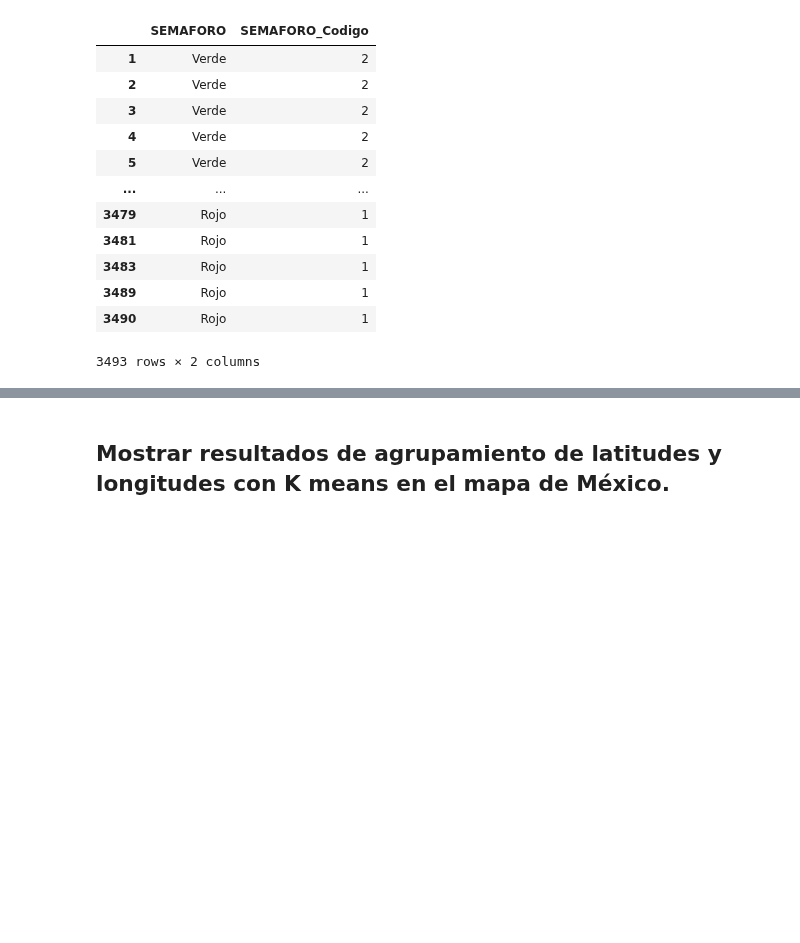
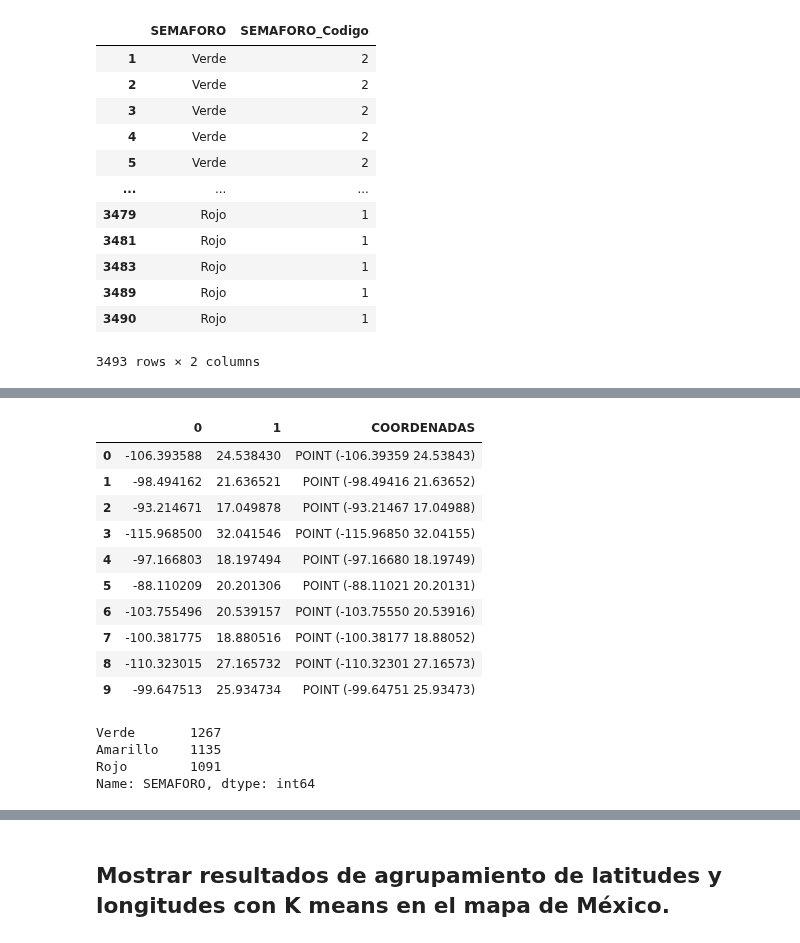
Before and after one commit to PosgradoMNA/actividades-del-projecto-cad_kbcm_jfl, a Jupyter notebook: Reto_entrega_1.ipynb, the cells around one changed output, grey strips where cells are left out. Saved outputs shown, nothing was run; the diff lists cells and outputs as text; code cells hidden in the pictures; blank space fills up the shorter version.

```diff
--- a/Reto_entrega_1.ipynb
+++ b/Reto_entrega_1.ipynb
@@ -861,0 +894,32 @@ dfproc[['SEMAFORO','SEMAFORO_Codigo']]
+# %%
+x = dfproc [['LONGITUD','LATITUD']]
+kmeans = KMeans(n_clusters=10).fit(x)
+centroides = kmeans.cluster_centers_
+etiquetas = kmeans.predict(x)
+# %%
+c = kmeans.cluster_centers_
+c_df = pd.DataFrame(c)
+c_df["COORDENADAS"] = list(zip(c_df[0], c_df[1]))
+c_df["COORDENADAS"] = c_df["COORDENADAS"].apply(Point)
+
+centroides_puntos = gpd.GeoDataFrame(c_df, geometry = "COORDENADAS")
+centroides_puntos
+# %% [output]
+|  | 0 | 1 | COORDENADAS |
+| 0 | -106.393588 | 24.538430 | POINT (-106.39359 24.53843) |
+| 1 | -98.494162 | 21.636521 | POINT (-98.49416 21.63652) |
+| 2 | -93.214671 | 17.049878 | POINT (-93.21467 17.04988) |
+| 3 | -115.968500 | 32.041546 | POINT (-115.96850 32.04155) |
+| 4 | -97.166803 | 18.197494 | POINT (-97.16680 18.19749) |
+| 5 | -88.110209 | 20.201306 | POINT (-88.11021 20.20131) |
+| 6 | -103.755496 | 20.539157 | POINT (-103.75550 20.53916) |
+| 7 | -100.381775 | 18.880516 | POINT (-100.38177 18.88052) |
+| 8 | -110.323015 | 27.165732 | POINT (-110.32301 27.16573) |
+| 9 | -99.647513 | 25.934734 | POINT (-99.64751 25.93473) |
+# %%
+dfproc['SEMAFORO'].value_counts()
+# %% [output]
+Verde       1267
+Amarillo    1135
+Rojo        1091
+Name: SEMAFORO, dtype: int64
```
Also changed, not shown: parts of 9 cells of this notebook.
